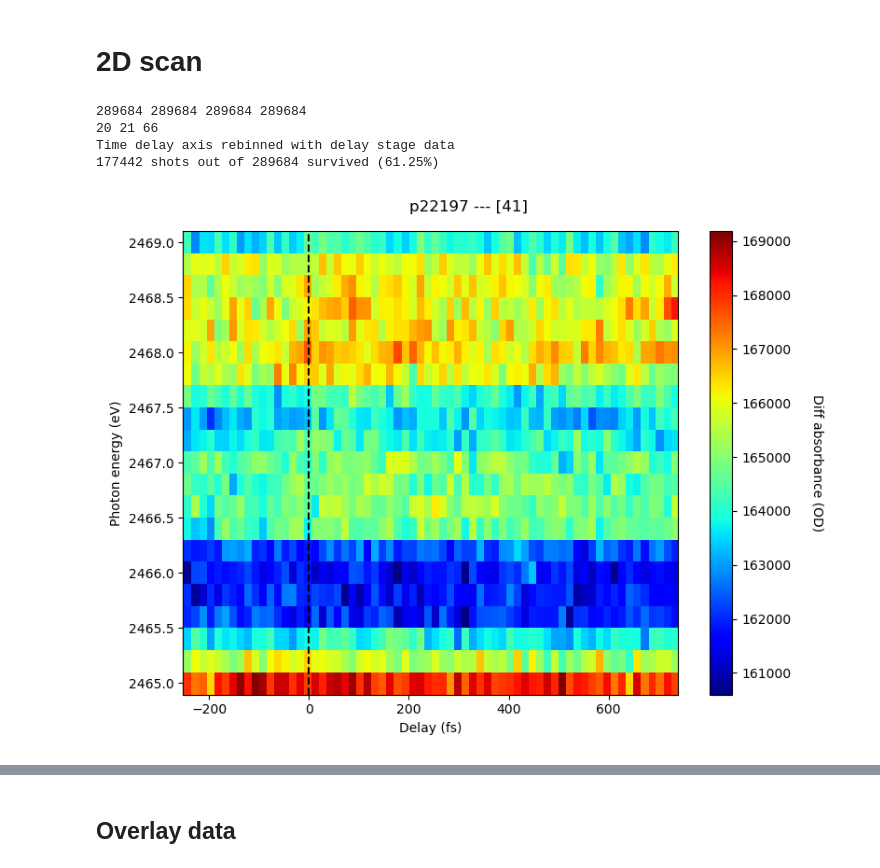
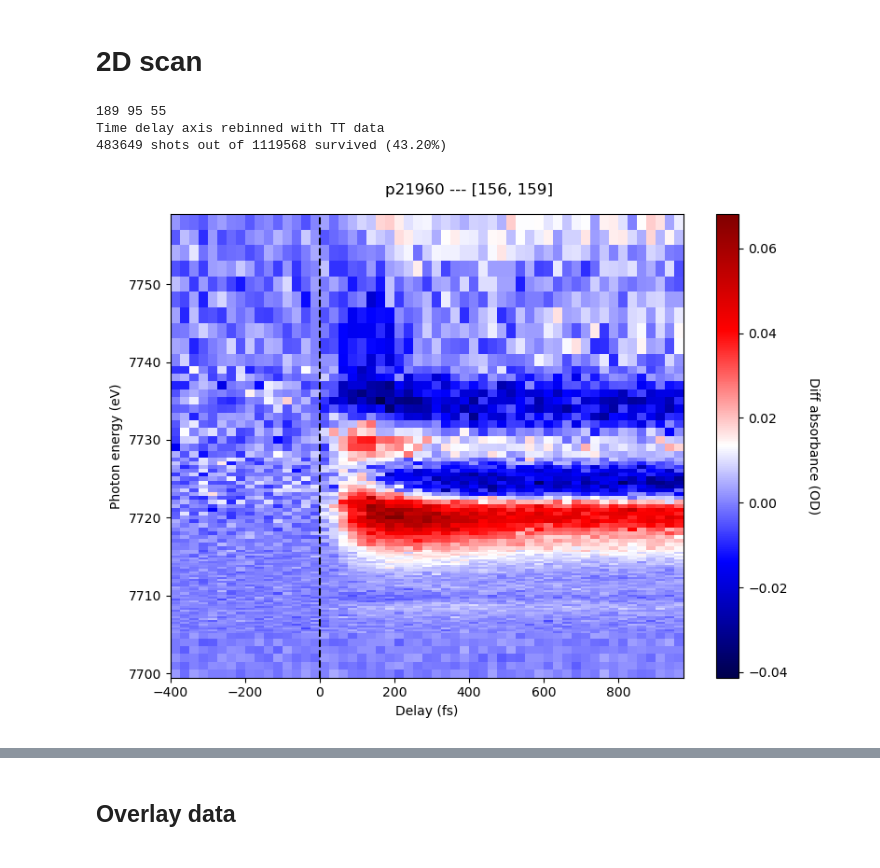
Before and after one commit to paulscherrerinstitute/alvra_beamline_scripts, a Jupyter notebook: Plotting_XANES.ipynb, the cells around one changed output, grey strips where cells are left out. Saved outputs shown, nothing was run; the diff lists cells and outputs as text; code cells hidden in the pictures.

```diff
--- a/Plotting_XANES.ipynb
+++ b/Plotting_XANES.ipynb
@@ -17,13 +17,14 @@ warnings.filterwarnings('ignore')
 <a id='averaged_XAS'></a>
 ## Load data
 # %%
-pgroup = 'p22197'
-Loaddir_name = 'test_noPair'
+pgroup = 'p21960'
+Loaddir_name = ''
 
 #runlist = np.arange(41, 45)
 #runlist = [89, 90, 91, 93,94,95,96]
-runlist = [25]
-
+# runlist = [144,146]  #FOr some reason, this fails on the averaging 143,145,147,148,158,
+runlist = [112]
+t0_offsets = [0]*len(runlist)
 ##############################################
 Loaddir = '/sf/alvra/data/{}/work/Reduced_data/{}/'.format(pgroup, Loaddir_name)
 # %%
@@ -172,55 +156,54 @@ array([[167956.34435559, 167364.37868238, 167525.34957192, ...,
 # %%
 quantile = 0.7
 
-withTT = False
+withTT = True
 
-binsize = 15
-min_delay = -250
-max_delay = 750
+binsize = 25
+min_delay = -400
+max_delay = 1000
 
 (variable_bins_delay, numbins) = (False, 100)
 
 ##############################################
 rbk = np.array(readbacks[0], dtype=float)
 
-# pp_TT, err_pp, Delay_fs_TT, howmany = \
-# Rebin_and_filter_2Dscans(data, binsize, min_delay, max_delay, quantile, rbk, withTT, threshold=0.05, varbin_t=variable_bins_delay, numbins=numbins)
+pp_TT, err_pp, GS, ES, Delay_fs_TT, howmany = \
+Rebin_and_filter_2Dscans(data, binsize, min_delay, max_delay, quantile, rbk, withTT, threshold=0.05, n_sigma=3, varbin_t=variable_bins_delay, numbins=numbins)
 
-pp_TT, GS, ES, err_pp, Delay_fs_TT, howmany = \
-Rebin_and_filter_2Dscans_noPair(data, binsize, min_delay, max_delay, quantile, rbk, withTT, threshold=0.05, varbin_t=variable_bins_delay, numbins=numbins)
+#pp_TT, GS, ES, err_pp, Delay_fs_TT, howmany = \
+#Rebin_and_filter_2Dscans_noPair(data, binsize, min_delay, max_delay, quantile, rbk, withTT, threshold=0.05, varbin_t=variable_bins_delay, numbins=numbins)
 # %% [output]
-289684 289684 289684 289684
-20 21 66
-Time delay axis rebinned with delay stage data
-177442 shots out of 289684 survived (61.25%)
+189 95 55
+Time delay axis rebinned with TT data
+483649 shots out of 1119568 survived (43.20%)
 # %%
-#baseline = np.average(pp_TT[:,0:2], axis=1)
-baseline = np.average(GS[:,0:2], axis=1)
-baseline = 0#baseline[:, np.newaxis]
+baseline = np.average(pp_TT[:,0:2], axis=1)
+#baseline = np.average(GS[:,0:2], axis=1)
+baseline = 0 #baseline[:, np.newaxis]
 
 # Delay_fs_TT_2 = Delay_fs_TT[~np.isnan(Delay_fs_TT)]
 # pp_TT = pp_TT[:,~np.isnan(Delay_fs_TT)]
 
 plt.figure(figsize=(8, 6))
 #plt.rcParams.update({'font.size': 15})
 plt.suptitle(titlestring_stack)
 #plt.title(runlist)
 
-#plt.pcolormesh(Delay_fs_TT+0, rbk, pp_TT-baseline, cmap='jet', vmin=-0.004, vmax = 0.011)
-plt.pcolormesh(Delay_fs_TT+0, rbk, GS-baseline, cmap='jet')#, vmin=-0.004, vmax = 0.011)
+plt.pcolormesh(Delay_fs_TT, rbk, pp_TT-baseline, cmap='seismic')#,vmin=-0.06, vmax = 0.06)
+#plt.pcolormesh(Delay_fs_TT+0, rbk, ES-baseline, cmap='jet')#, vmin=-0.004, vmax = 0.011)
 
 #plt.pcolormesh(pp_TT-baseline, cmap='bwr', vmin=-0.1, vmax = 0.1)
-#plt.ylabel('{} ({})'.format(scan.parameters['name'][0],scan.parameters['units'][0]))
+#plt.ylabel('{} ({})'.format(_averagedscan.parameters['name'][0],scan.parameters['units'][0]))
 plt.ylabel('Photon energy (eV)')
 
 cbar = plt.colorbar(fraction=0.15)
 cbar.set_label('Diff absorbance (OD)', rotation=270, labelpad=25)
 
 #plt.colorbar()
 plt.xlabel('Delay (fs)')
 plt.axvline(x = 0, color = 'k', linestyle = '--')
 #plt.grid()
 plt.tight_layout()
 plt.show()
 # %% [output]
-[figure, old version]
+[figure, new version]
```
Also changed, not shown: parts of 17 cells of this notebook, 5 other files.
